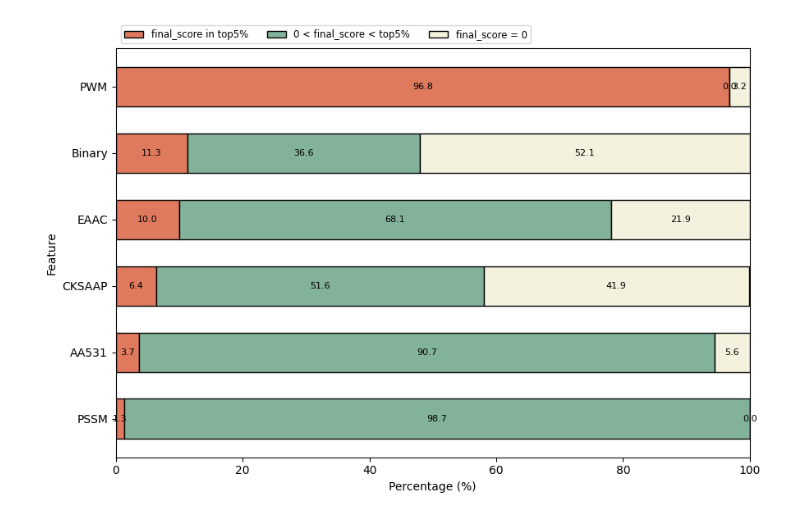
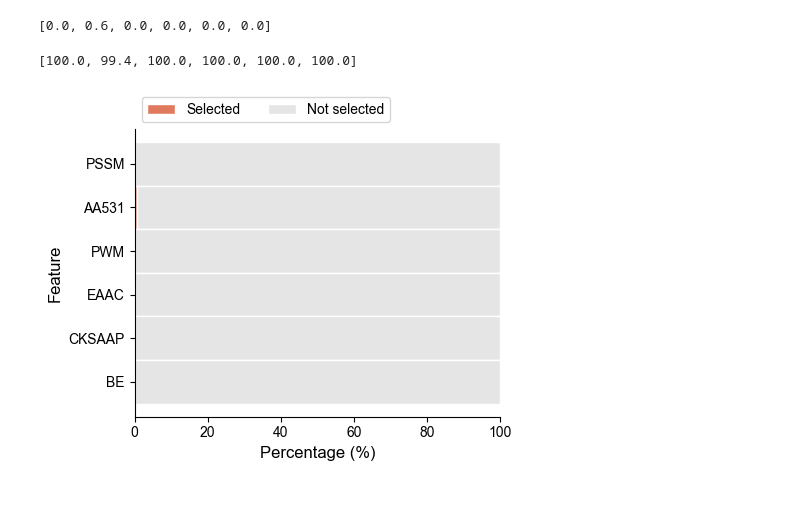
Before and after one commit to Hippogriff-ui/ArUbNiP, a Jupyter notebook: code/plot/feature_proportion.ipynb, the cells around one changed output. Drawn from its saved outputs; the diff is of its cells as text; code cells hidden in the pictures.

```diff
--- a/code/plot/feature_proportion.ipynb
+++ b/code/plot/feature_proportion.ipynb
@@ -104,16 +85,41 @@ array([[0.11290323, 0.96774194, 0.1       , 0.0645    , 0.03723954,
+# %%
+binary_proportion = binary / binary_all
+cksaap_proportion = cksaap / cksaap_all
+eaac_proportion = eaac / eaac_all
+pwm_proportion = pwm / pwm_all
+aa531_proportion = aa531 / aa531_all
+pssm_proportion = pssm / pssm_all
+
+binary_1 = 1 - binary_proportion
+cksaap_1 = 1 - cksaap_proportion
+eaac_1 = 1 - eaac_proportion
+pwm_1 = 1 - pwm_proportion
+aa531_1 = 1 - aa531_proportion
+pssm_1 = 1 - pssm_proportion
+# %%
+selected = [pssm_proportion, aa531_proportion, pwm_proportion, eaac_proportion, cksaap_proportion, binary_proportion]
+not_selected = [pssm_1, aa531_1, pwm_1, eaac_1, cksaap_1, binary_1]
+
+selected_percent = [round(i*100,1) for i in selected]
+not_selected_percent = [round(i*100,1) for i in not_selected]
+# %%
+selected_percent
+# %% [output]
+[0.0, 0.6, 0.0, 0.0, 0.0, 0.0]
+# %%
+not_selected_percent
+# %% [output]
+[100.0, 99.4, 100.0, 100.0, 100.0, 100.0]
 # %%
-import matplotlib.pyplot as plt
-import numpy as np
-
-category_names = ['final_score in top5%', '0 < final_score < top5%', 'final_score = 0']
+category_names = ['Selected', 'Not selected']
 
 results = {
-    'PWM': np.round(plot_matrix[:, 1] * 100, decimals=1),
-    'Binary': np.round(plot_matrix[:, 0] * 100, decimals=1),
-    'EAAC': np.round(plot_matrix[:, 2] * 100, decimals=1),
-    'CKSAAP': np.round(plot_matrix[:, 3] * 100, decimals=1),
-    'AA531': np.round(plot_matrix[:, 4] * 100, decimals=1),
-    'PSSM': np.round(plot_matrix[:, 5] * 100, decimals=1)
+    'PSSM':np.array([selected_percent[0],not_selected_percent[0]]),
+    'AA531':np.array([selected_percent[1],not_selected_percent[1]]),
+    'PWM':np.array([selected_percent[2],not_selected_percent[2]]),
+    'EAAC':np.array([selected_percent[3],not_selected_percent[3]]),
+    'CKSAAP':np.array([selected_percent[4],not_selected_percent[4]]),
+    'BE':np.array([selected_percent[5],not_selected_percent[5]])
 }
 
 def survey(results, category_names):
@@ -127,39 +133,47 @@ def survey(results, category_names):
     category_names : list of str
         The category labels.
     """
 
     labels = list(results.keys())
     data = np.array(list(results.values()))
     data_cum = data.cumsum(axis=1)
-    category_colors = ['#DF7A5E', '#82B29A', '#F4F1DE']
-    fig, ax = plt.subplots(figsize=(9, 6))  # 调整图形尺寸
+    #category_colors = ['#82B29A', '#E5E5E5']
+    category_colors = ['#DF7A5E', '#E5E5E5']
+    plt.rcParams['font.sans-serif'] = 'Arial'
+    plt.rcParams['font.size'] = 12
+    fig, ax = plt.subplots(figsize=(5, 4))  # 调整图形尺寸
+
+    ax.tick_params(axis='x', labelsize=10)  # 调整X轴刻度字体大小为10
+    ax.tick_params(axis='y', labelsize=10)  # 调整Y轴刻度字体大小为10
+
     ax.invert_yaxis()
 
     ax.set_xlim(0, np.sum(data, axis=1).max())
 
     for i, (colname, color) in enumerate(zip(category_names, category_colors)):
 
         widths = data[:, i]
         starts = data_cum[:, i] - widths
-        rects = ax.barh(labels, widths, left=starts, height=0.6,
-                        label=colname, color=color, edgecolor='black')
+        rects = ax.barh(labels, widths, left=starts, height=1,
+                        label=colname, color=color, edgecolor='white')
 
-        text_color = 'black'
-        ax.bar_label(rects, labels=widths, label_type='center', color=text_color, fontsize=8)  # 添加标签并设置字体大小
+        #text_color = 'black'
+        #ax.bar_label(rects, labels=widths, label_type='center', color=text_color, fontsize=8)  # 添加标签并设置字体大小
 
 
     ax.legend(ncol=len(category_names), bbox_to_anchor=(0, 1), loc='lower left', fontsize='small')
 
     ax.set_ylabel('Feature')  # 添加Y轴标签
     ax.set_xlabel('Percentage (%)')  # 添加X轴标签
-
+    ax.spines['top'].set_visible(False)
+    ax.spines['right'].set_visible(False)
     plt.tight_layout()  # 调整图形布局
 
     return fig, ax
 
 
 survey(results, category_names)
-plt.savefig('Fig 6-human_proportion.pdf', format='pdf', dpi=1200)  # 保存为EPS格式的向量图，并设置dpi
+plt.savefig('human_ElasticNet_feature_proportion.pdf', format='pdf', dpi=1200)  # 保存为EPS格式的向量图，并设置dpi
 plt.show()
 # %% [output]
-[figure, old version]
+[figure, new version]
```
Also changed, not shown: parts of 26 cells of this notebook, 11 other files.
